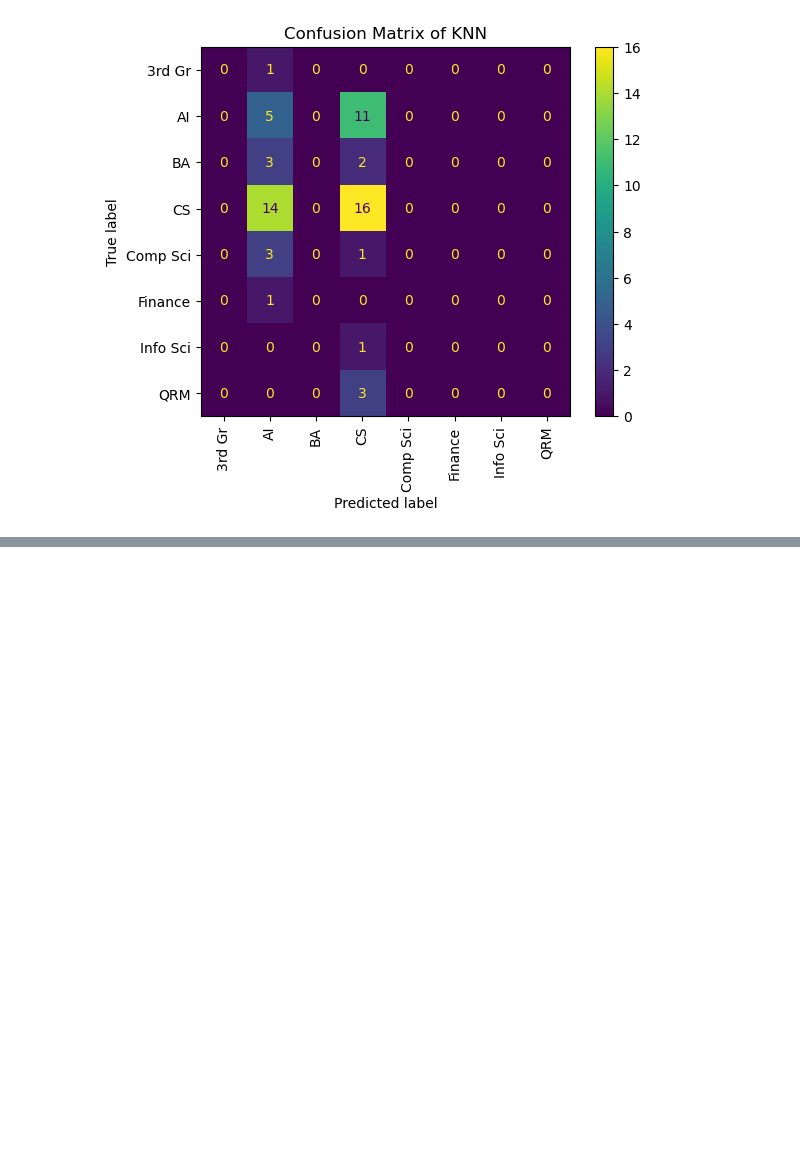
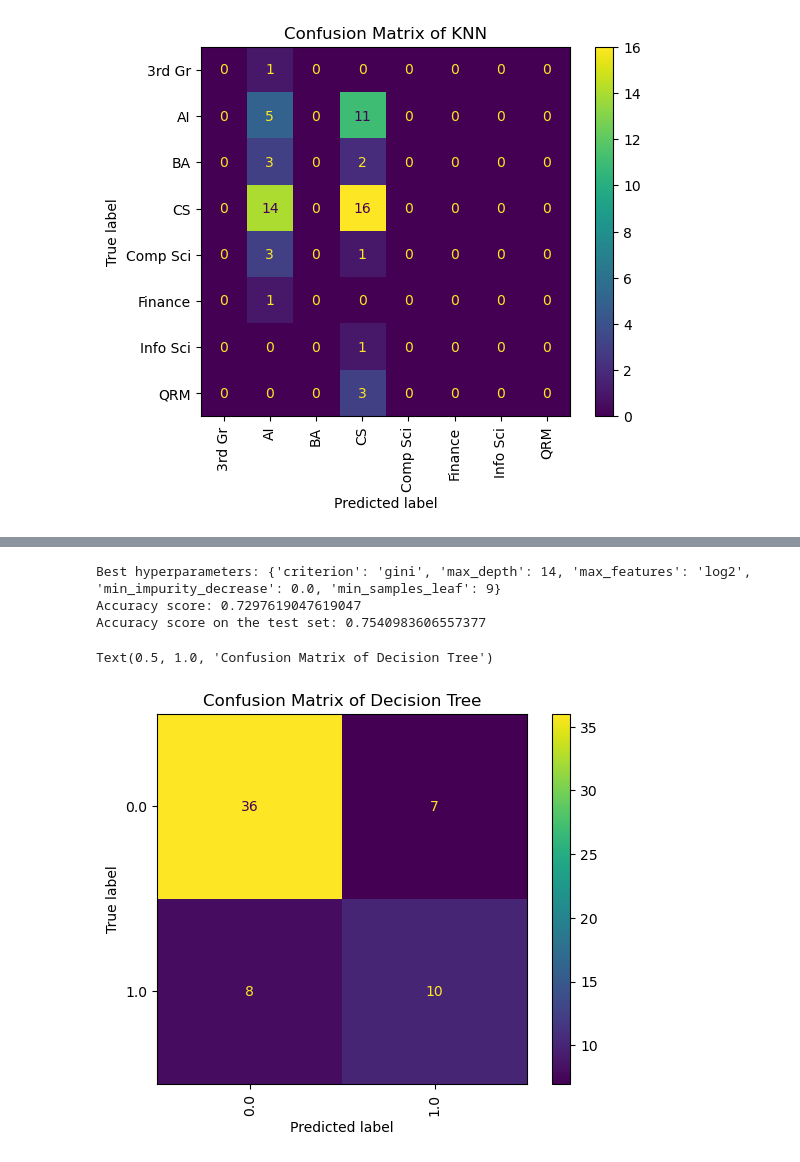
Before and after one commit to Mohammed-majeed/DMT_VU, a Jupyter notebook: DMT_Assignment_1 Task 2 .ipynb, the cells around one changed output, grey strips where cells are left out. Drawn from its saved outputs; the diff is of its cells as text; code cells hidden in the pictures; blank space fills up the shorter version.

```diff
--- a/DMT_Assignment_1 Task 2 .ipynb
+++ b/DMT_Assignment_1 Task 2 .ipynb
@@ -108,0 +202,49 @@ Text(0.5, 1.0, 'Confusion Matrix of Decision Tree')
+# %%
+# Load the dataset
+iris = pd.read_csv('new_data_fill_missing_linear&mode.csv')
+iris = iris.dropna()
+
+# Define the target variable and the feature matrix
+target = iris['course_retrieval']
+iris = iris.drop(['course_retrieval','programme',"Tijdstempel",'random_number','good_day_(1)',
+                  'good_day_(2)','birthday','bed_time'], axis=1)
+
+# Split the dataset into training and testing sets
+X_train, X_test, y_train, y_test = train_test_split(iris, target, test_size=0.2, random_state=42)
+
+# Define the hyperparameters to be tuned
+param_grid = {
+    'max_depth': range(20),
+    'min_samples_leaf': range(20),
+    'criterion': ['gini', 'entropy'],
+    'max_features': [None, 'sqrt', 'log2'],
+    'min_impurity_decrease': [0.0, 0.1, 0.2, 0.3]
+}
+
+# Create a decision tree classifier
+clf = DecisionTreeClassifier()
+
+# Perform a grid search to find the best hyperparameters
+grid_search = GridSearchCV(clf, param_grid=param_grid, cv=5)
+grid_search.fit(X_train, y_train)
+
+# Print the best hyperparameters and their corresponding accuracy score
+print("Best hyperparameters:", grid_search.best_params_)
+print("Accuracy score:", grid_search.best_score_)
+
+# Make predictions on the test set
+y_pred = grid_search.predict(X_test)
+
+# Compute the accuracy score
+accuracy = accuracy_score(y_test, y_pred)
+print("Accuracy score on the test set:", accuracy)
+
+# Plot the confusion matrix
+plot_confusion_matrix(grid_search, X_test, y_test,xticks_rotation='vertical')
+plt.title("Confusion Matrix of Decision Tree")
+# %% [output]
+Best hyperparameters: {'criterion': 'gini', 'max_depth': 14, 'max_features': 'log2', 'min_impurity_decrease': 0.0, 'min_samples_leaf': 9}
+Accuracy score: 0.7297619047619047
+Accuracy score on the test set: 0.7540983606557377
+Text(0.5, 1.0, 'Confusion Matrix of Decision Tree')
+[figure, added]
```
Also changed, not shown: parts of 7 cells of this notebook, 9 other files.
